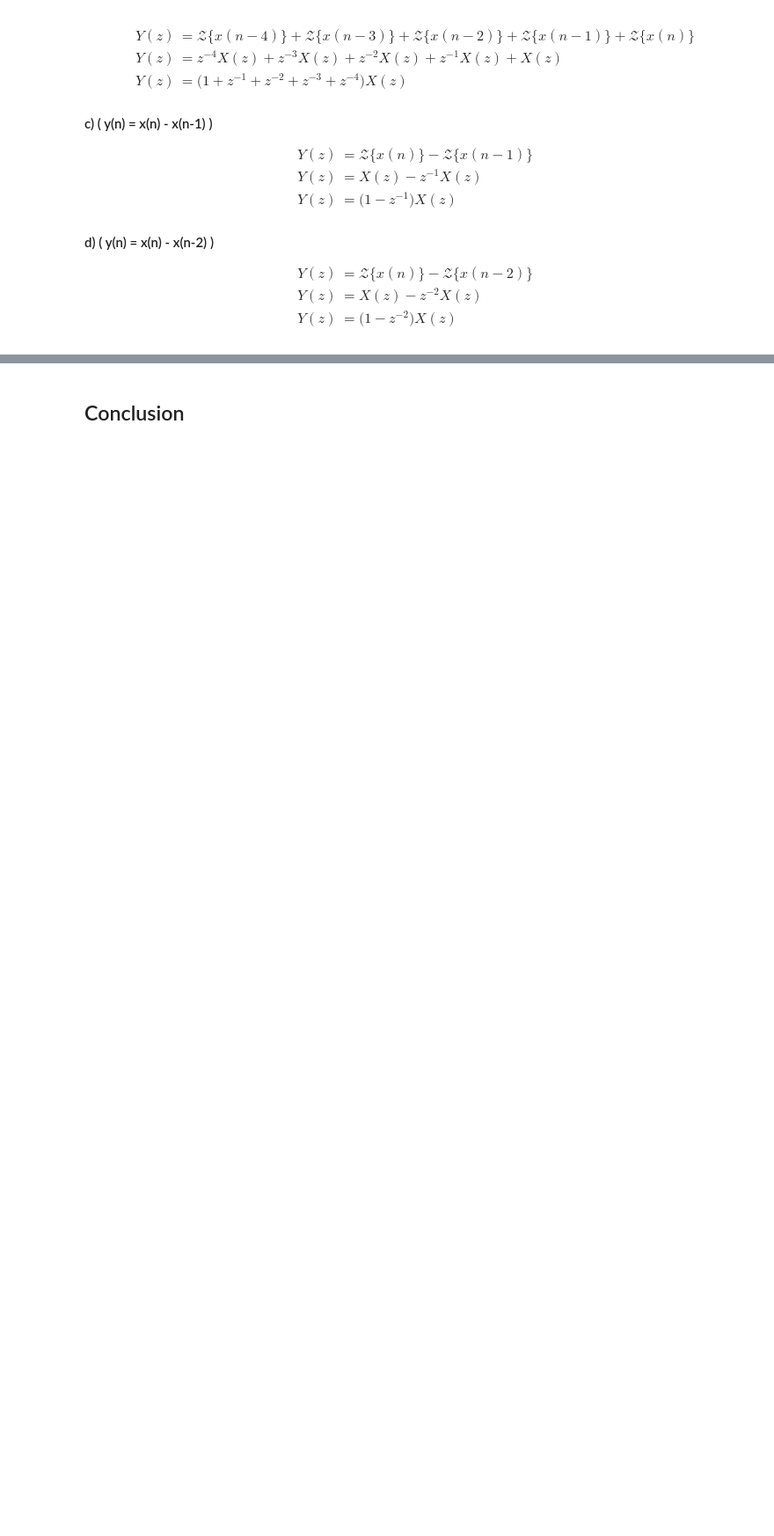
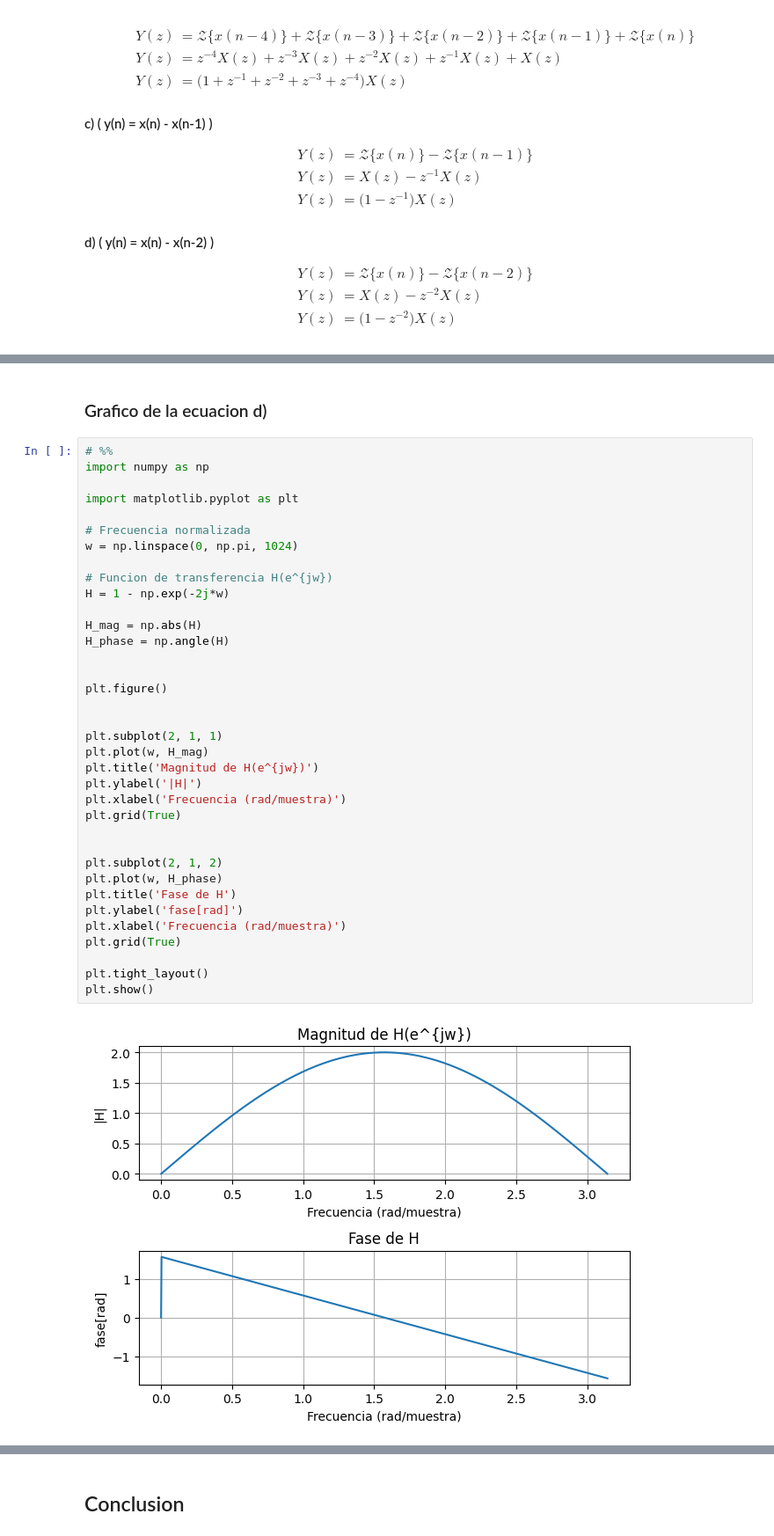
Before and after one commit to Subpion/AyPdS, a Jupyter notebook: TS7/TS7.ipynb, the cells around one changed output, grey strips where cells are left out. Shown: that part at 88% size. Drawn from its saved outputs; the diff is of its cells as text; blank space fills up the shorter version.

```diff
--- a/TS7/TS7.ipynb
+++ b/TS7/TS7.ipynb
@@ -112,0 +406,40 @@ H(z) &= \frac{z^2 - 1}{z^2}\\
+# %% [markdown]
+### Grafico de la ecuacion d)
+# %%
+# %%
+import numpy as np
+
+import matplotlib.pyplot as plt
+
+# Frecuencia normalizada
+w = np.linspace(0, np.pi, 1024)
+
+# Funcion de transferencia H(e^{jw})
+H = 1 - np.exp(-2j*w)
+
+H_mag = np.abs(H)
+H_phase = np.angle(H)
+
+
+plt.figure()
+
+
+plt.subplot(2, 1, 1)
+plt.plot(w, H_mag)
+plt.title('Magnitud de H(e^{jw})')
+plt.ylabel('|H|')
+plt.xlabel('Frecuencia (rad/muestra)')
+plt.grid(True)
+
+
+plt.subplot(2, 1, 2)
+plt.plot(w, H_phase)
+plt.title('Fase de H')
+plt.ylabel('fase[rad]')
+plt.xlabel('Frecuencia (rad/muestra)')
+plt.grid(True)
+
+plt.tight_layout()
+plt.show()
+# %% [output]
+[figure, added]
```
Also changed, not shown: parts of 11 cells of this notebook.
